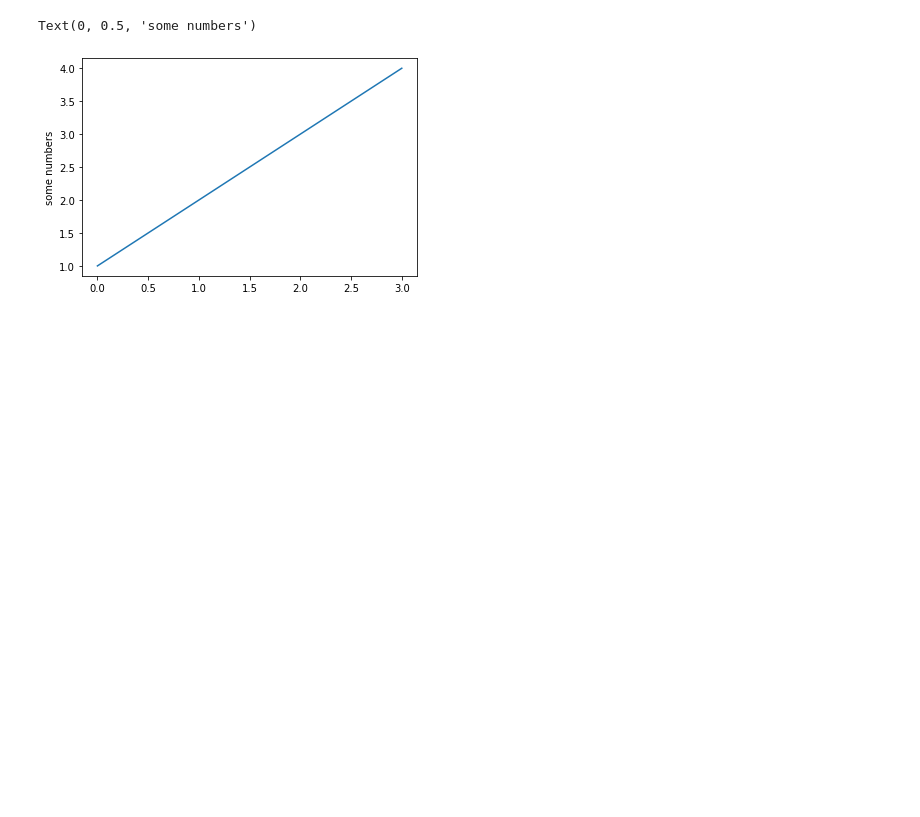
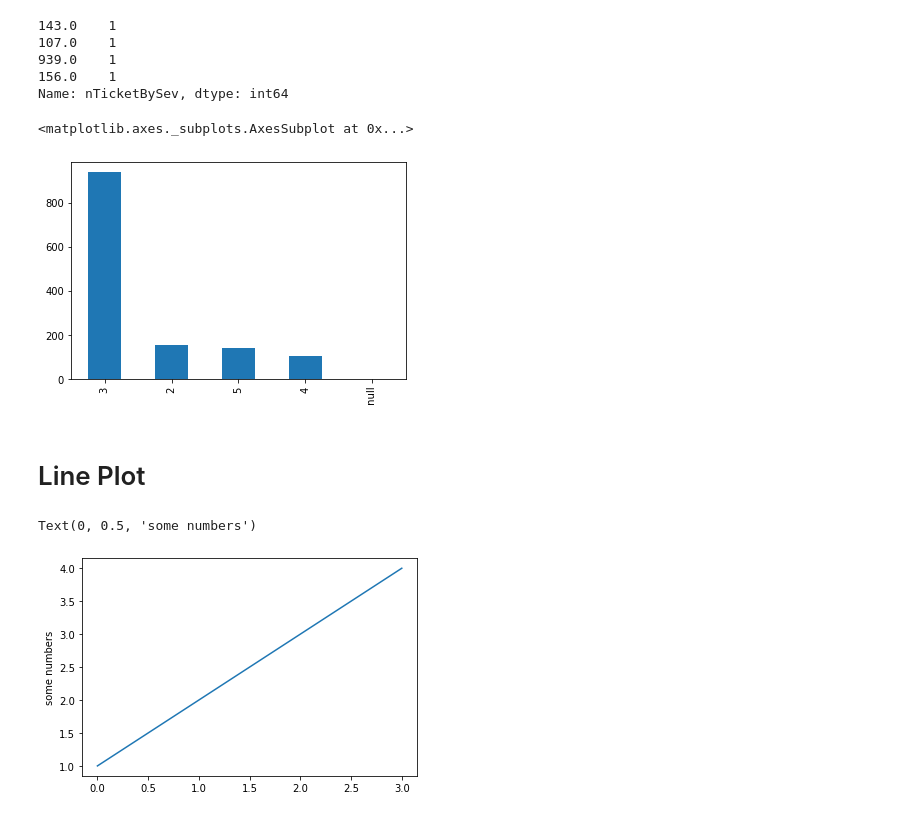
Before and after one commit to JesseZhuang/Python, a Jupyter notebook: data_processing/plotting.ipynb, the cells around one changed output. Saved outputs shown, nothing was run; the diff lists cells and outputs as text; code cells hidden in the pictures; blank space fills up the shorter version.

```diff
--- a/data_processing/plotting-line.ipynb
+++ b/data_processing/plotting.ipynb
@@ -10,3 +48,16 @@ import matplotlib.pyplot as plt
+# %%
+print(table.nTicketBySev.value_counts())
+table.impact.value_counts().plot(kind='bar')
+# %% [output]
+143.0    1
+107.0    1
+939.0    1
+156.0    1
+Name: nTicketBySev, dtype: int64
+<matplotlib.axes._subplots.AxesSubplot at 0x...>
+[figure, added]
+# %% [markdown]
+# Line Plot
 # %%
 plt.plot([1, 2, 3, 4]) # x [0,1,2,3]
 plt.ylabel('some numbers')
```
Also changed, not shown: parts of 9 cells of this notebook, 2 other files.
